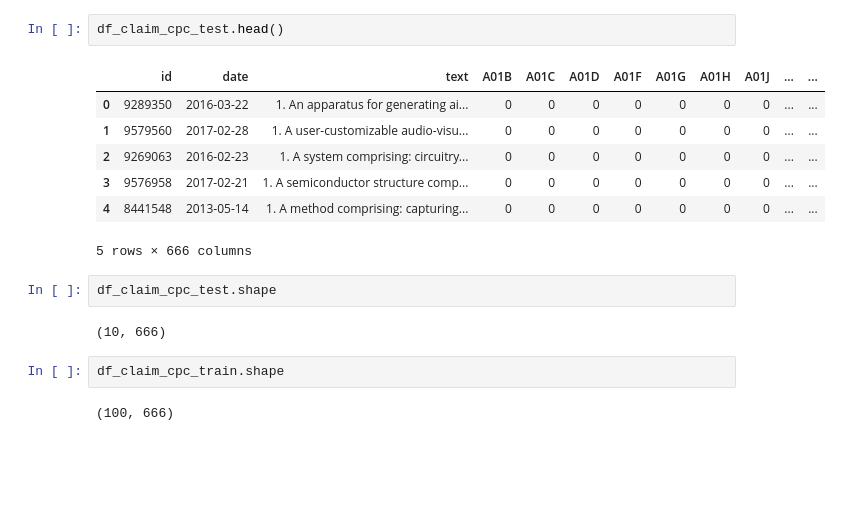
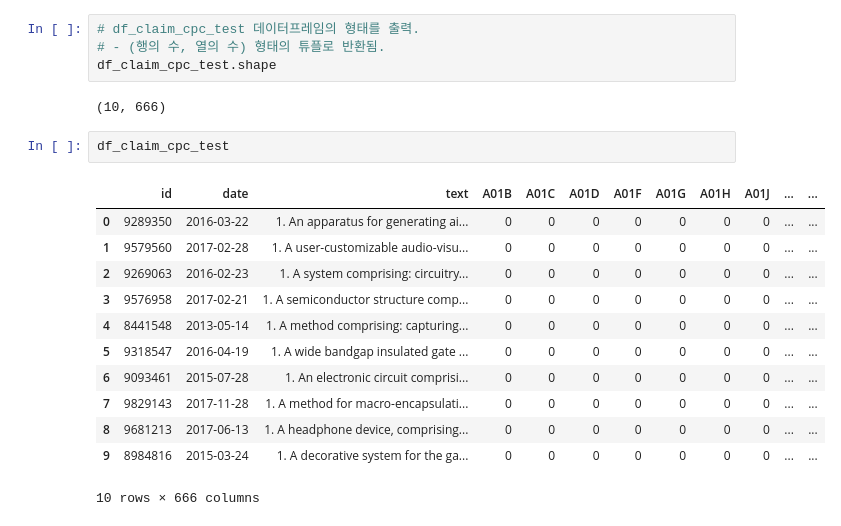
Before and after one commit to deep1003/deep1003, a Jupyter notebook: PatentSBERTa_01.ipynb, the cells around one changed output. Saved outputs shown, nothing was run; the diff lists cells and outputs as text; blank space fills up the shorter version.

```diff
--- a/PatentSBERTa_01.ipynb
+++ b/PatentSBERTa_01.ipynb
@@ -25,18 +100,21 @@ WARNING:datasets.builder:Reusing dataset csv (/root/.cache/huggingface/datasets/
+# %%
+# df_claim_cpc_test 데이터프레임의 형태를 출력.
+# - (행의 수, 열의 수) 형태의 튜플로 반환됨.
+df_claim_cpc_test.shape
+# %% [output]
+(10, 666)
 # %%
-df_claim_cpc_test.head()
+df_claim_cpc_test
 # %% [output]
 |  | id | date | text | A01B | A01C | A01D | A01F | A01G | A01H | A01J | ... | ... |
 | 0 | 9289350 | 2016-03-22 | 1. An apparatus for generating ai... | 0 | 0 | 0 | 0 | 0 | 0 | 0 | ... | ... |
 | 1 | 9579560 | 2017-02-28 | 1. A user-customizable audio-visu... | 0 | 0 | 0 | 0 | 0 | 0 | 0 | ... | ... |
 | 2 | 9269063 | 2016-02-23 | 1. A system comprising: circuitry... | 0 | 0 | 0 | 0 | 0 | 0 | 0 | ... | ... |
 | 3 | 9576958 | 2017-02-21 | 1. A semiconductor structure comp... | 0 | 0 | 0 | 0 | 0 | 0 | 0 | ... | ... |
 | 4 | 8441548 | 2013-05-14 | 1. A method comprising: capturing... | 0 | 0 | 0 | 0 | 0 | 0 | 0 | ... | ... |
+| 5 | 9318547 | 2016-04-19 | 1. A wide bandgap insulated gate ... | 0 | 0 | 0 | 0 | 0 | 0 | 0 | ... | ... |
+| 6 | 9093461 | 2015-07-28 | 1. An electronic circuit comprisi... | 0 | 0 | 0 | 0 | 0 | 0 | 0 | ... | ... |
+| 7 | 9829143 | 2017-11-28 | 1. A method for macro-encapsulati... | 0 | 0 | 0 | 0 | 0 | 0 | 0 | ... | ... |
+| 8 | 9681213 | 2017-06-13 | 1. A headphone device, comprising... | 0 | 0 | 0 | 0 | 0 | 0 | 0 | ... | ... |
+| 9 | 8984816 | 2015-03-24 | 1. A decorative system for the ga... | 0 | 0 | 0 | 0 | 0 | 0 | 0 | ... | ... |
-5 rows × 666 columns
+10 rows × 666 columns
-# %%
-df_claim_cpc_test.shape
-# %% [output]
-(10, 666)
-# %%
-df_claim_cpc_train.shape
-# %% [output]
-(100, 666)
```
Also changed, not shown: parts of 21 cells of this notebook.
